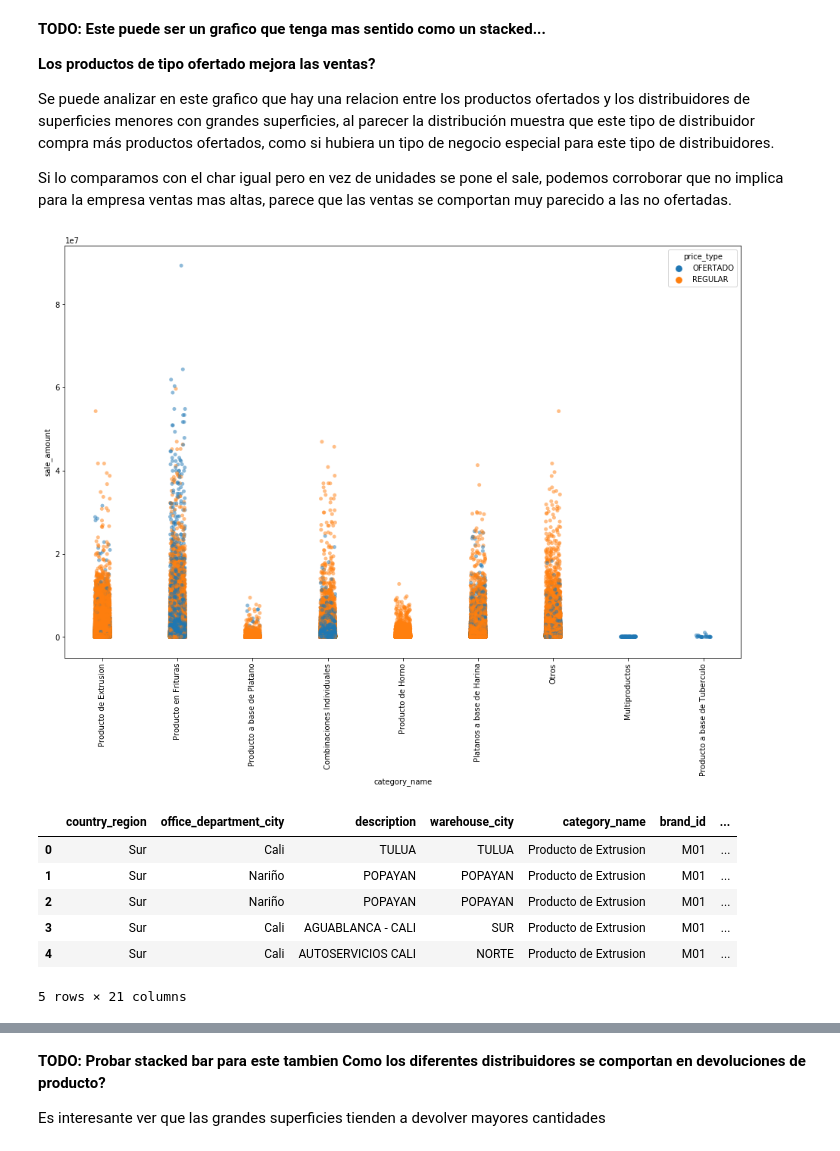
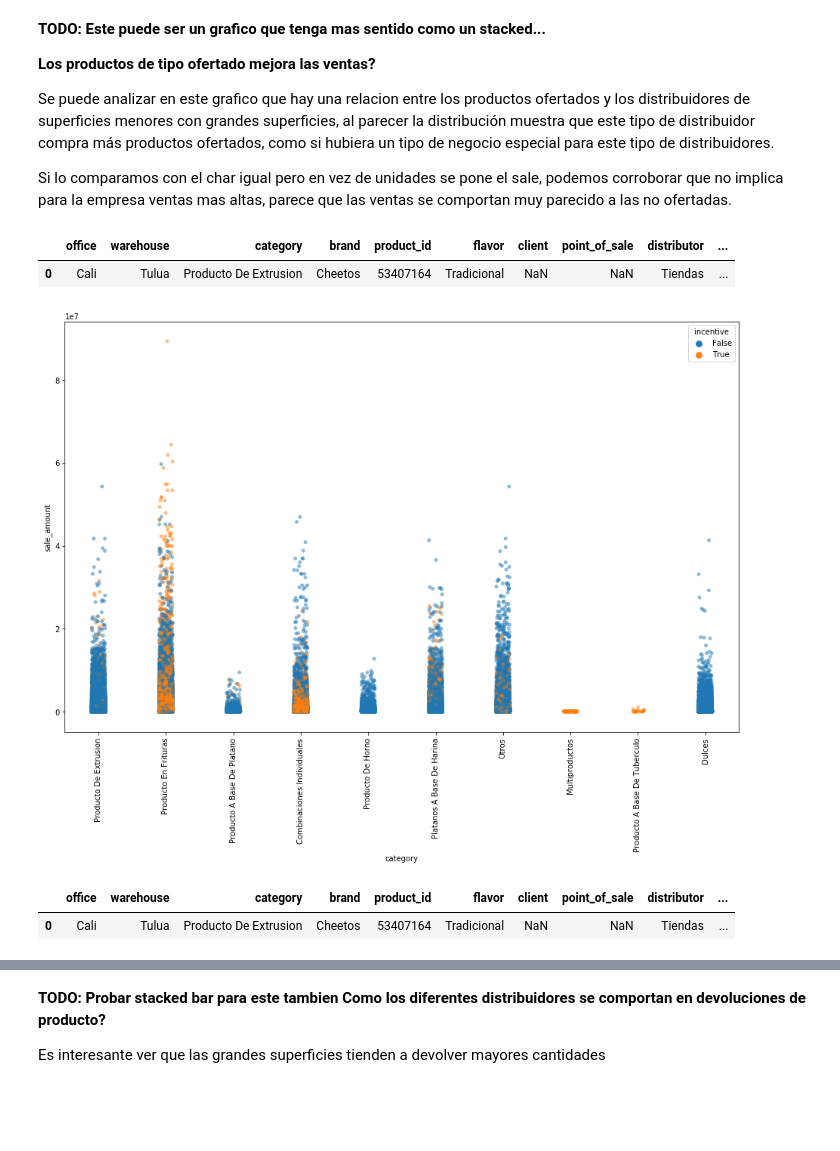
Before and after one commit to juanprq/final-project, a Jupyter notebook: offices-tab.ipynb, the cells around one changed output, grey strips where cells are left out. Drawn from its saved outputs; the diff is of its cells as text; code cells hidden in the pictures; blank space fills up the shorter version.

```diff
--- a/offices-tab.ipynb
+++ b/offices-tab.ipynb
@@ -45,7 +45,7 @@ sns.distplot(np.log(snacks_df[snacks_df['units'] > 0]['units']), bins=10, rug=Tr
 def calculate_percentage(row):
     if row['sale_amount'] == 0:
         return 0
-    return row['sale_devolution'] / row['sale_amount'] * -1
+    return row['sale_devolution'] / row['sale_amount']
 
 snacks_df['percentage'] = snacks_df.apply(calculate_percentage, axis = 1)
 # %%
@@ -96,23 +96,23 @@ plt.show()
 Se puede analizar en este grafico que hay una relacion entre los productos ofertados y los distribuidores de superficies menores con grandes superficies, al parecer la distribución muestra que este tipo de distribuidor compra más productos ofertados, como si hubiera un tipo de negocio especial para este tipo de distribuidores.
 
 Si lo comparamos con el char igual pero en vez de unidades se pone el sale, podemos corroborar que no implica para la empresa ventas mas altas, parece que las ventas se comportan muy parecido a las no ofertadas.
+# %%
+snacks_df.head(1)
+# %% [output]
+|  | office | warehouse | category | brand | product_id | flavor | client | point_of_sale | distributor | ... |
+| 0 | Cali | Tulua | Producto De Extrusion | Cheetos | 53407164 | Tradicional | NaN | NaN | Tiendas | ... |
 # %%
 plt.figure(figsize=(16, 10))
-ax = sns.stripplot(data=snacks_df, x='category_name', y='sale_amount', hue='prbice_type', alpha=.5)
+ax = sns.stripplot(data=snacks_df, x='category', y='sale_amount', hue='incentive', alpha=.5)
 ax.set_xticklabels(ax.get_xticklabels(), rotation=90)
 plt.show()
 # %% [output]
-[figure, old version]
+[figure, new version]
 # %%
-snacks_df.head()
+snacks_df.head(1)
 # %% [output]
-|  | country_region | office_department_city | description | warehouse_city | category_name | brand_id | ... |
-| 0 | Sur | Cali | TULUA | TULUA | Producto de Extrusion | M01 | ... |
-| 1 | Sur | Nariño | POPAYAN | POPAYAN | Producto de Extrusion | M01 | ... |
-| 2 | Sur | Nariño | POPAYAN | POPAYAN | Producto de Extrusion | M01 | ... |
-| 3 | Sur | Cali | AGUABLANCA - CALI | SUR | Producto de Extrusion | M01 | ... |
-| 4 | Sur | Cali | AUTOSERVICIOS CALI | NORTE | Producto de Extrusion | M01 | ... |
+|  | office | warehouse | category | brand | product_id | flavor | client | point_of_sale | distributor | ... |
+| 0 | Cali | Tulua | Producto De Extrusion | Cheetos | 53407164 | Tradicional | NaN | NaN | Tiendas | ... |
-5 rows × 21 columns
 # %%
 # devolutions
 plt.figure(figsize=(16, 10))
```
Also changed, not shown: parts of 22 cells of this notebook, 5 other files.
